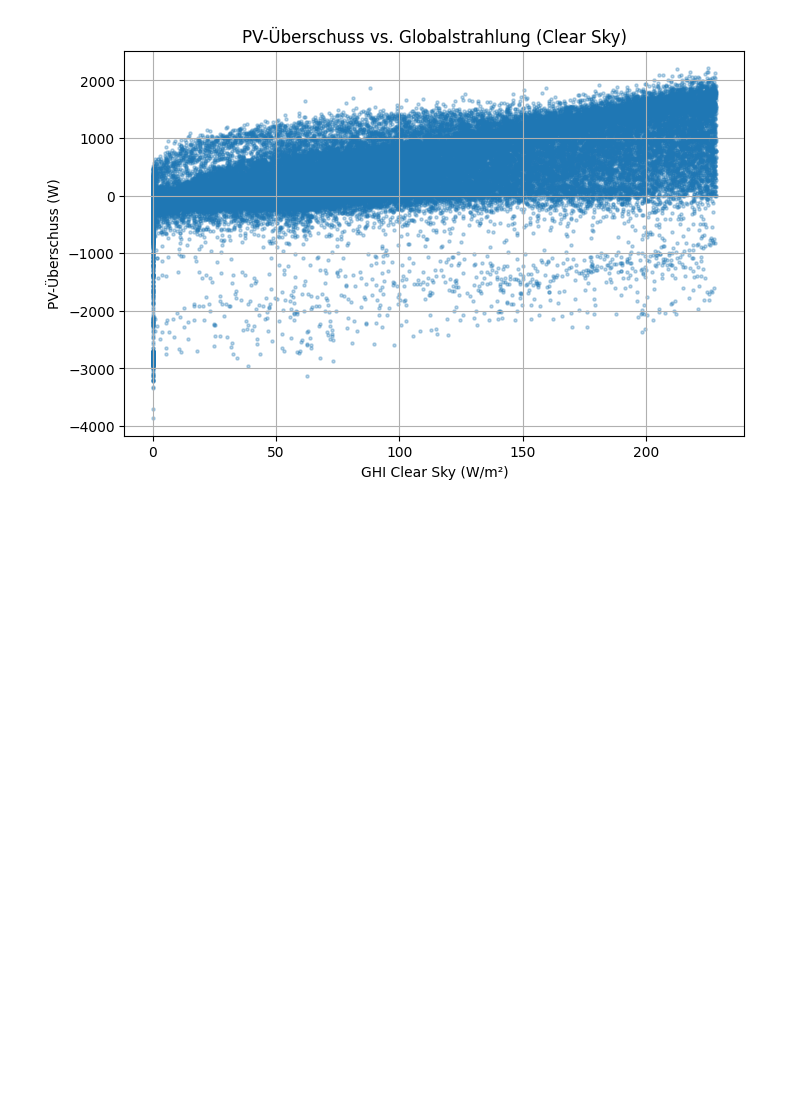
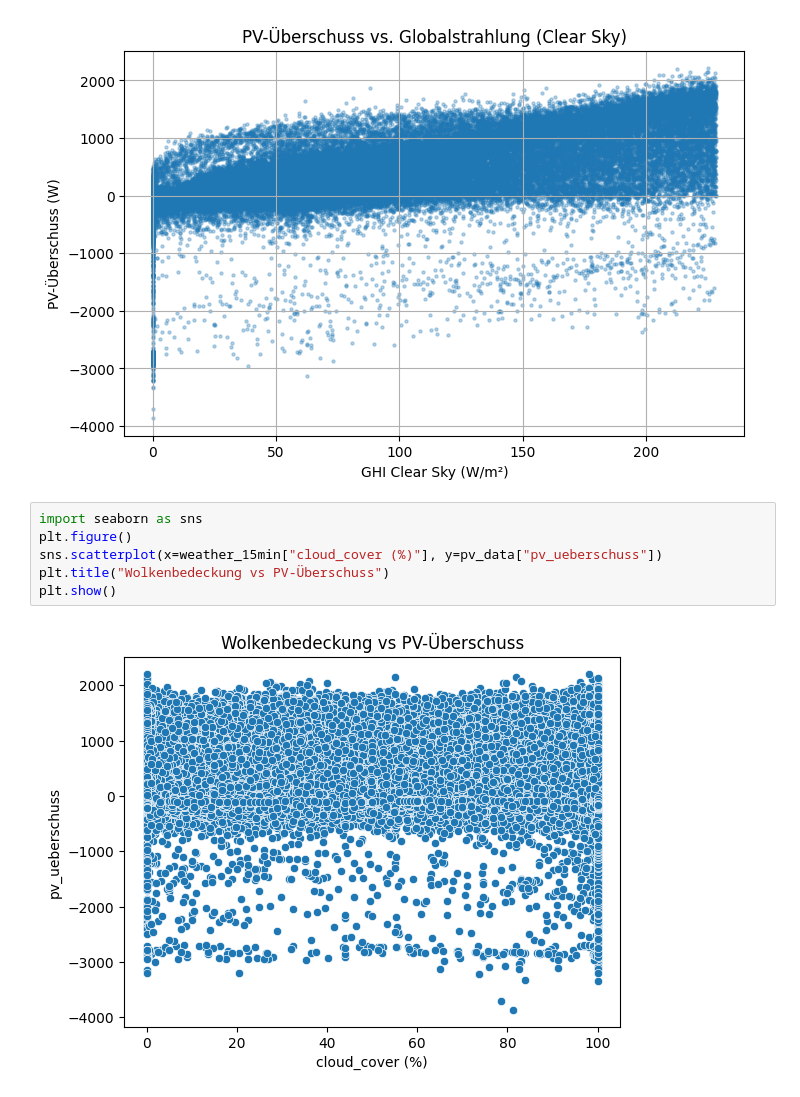
Before and after one commit to Anni075/KI-Project, a Jupyter notebook: outliers_analysis.ipynb, the cells around one changed output. Saved outputs shown, nothing was run; the diff lists cells and outputs as text; blank space fills up the shorter version.

Commit message:
check cloud cover überschluss

```diff
--- a/outliers_analysis.ipynb
+++ b/outliers_analysis.ipynb
@@ -363,3 +363,11 @@ plt.grid(True)
 plt.show()
 # %% [output]
 [figure]
+# %%
+import seaborn as sns
+plt.figure()
+sns.scatterplot(x=weather_15min["cloud_cover (%)"], y=pv_data["pv_ueberschuss"])
+plt.title("Wolkenbedeckung vs PV-Überschuss")
+plt.show()
+# %% [output]
+[figure, added]
```
